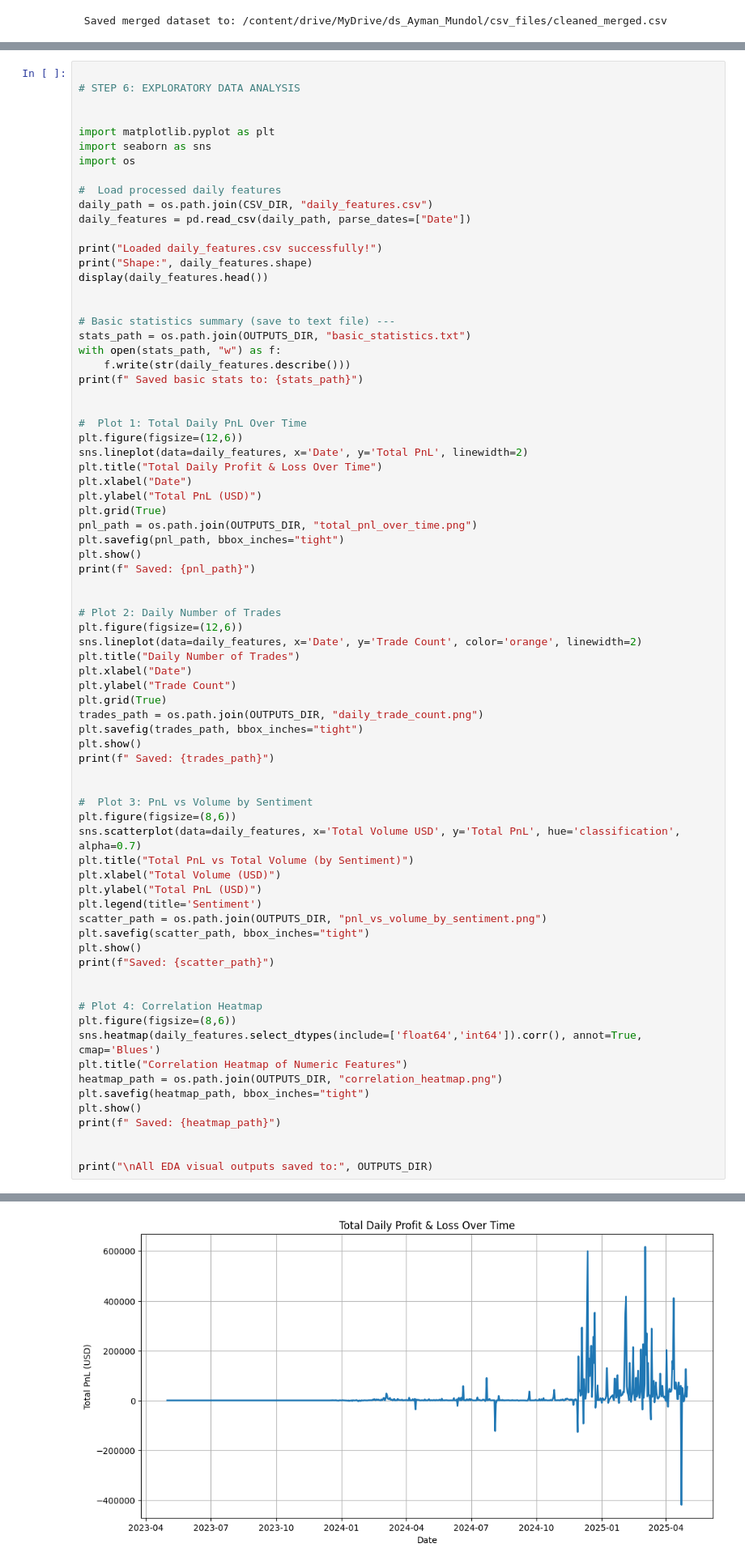
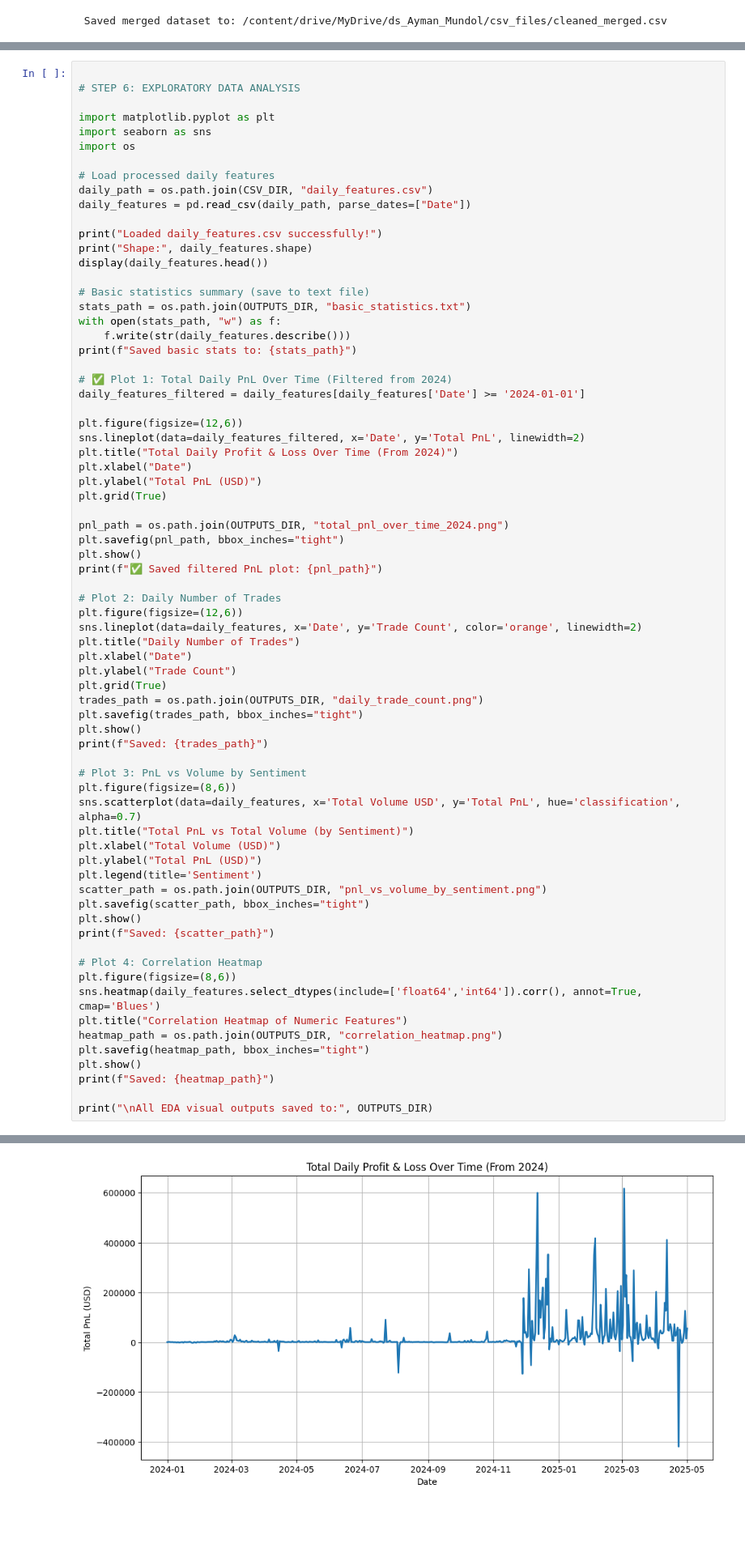
Before and after one commit to 14-Ayman/ds_Ayman_Mundol, a Jupyter notebook: notebook_1 (1).ipynb, the cells around one changed output, grey strips where cells are left out. Shown at 81% size. Saved outputs shown, nothing was run; the diff lists cells and outputs as text; blank space fills up the shorter version.

```diff
--- a/notebook_1 (1).ipynb
+++ b/notebook_1 (1).ipynb
@@ -291,13 +352,12 @@ Shape: (480, 8)
 # %%
 
 # STEP 6: EXPLORATORY DATA ANALYSIS
-
 
 import matplotlib.pyplot as plt
 import seaborn as sns
 import os
 
-#  Load processed daily features
+# Load processed daily features
 daily_path = os.path.join(CSV_DIR, "daily_features.csv")
 daily_features = pd.read_csv(daily_path, parse_dates=["Date"])
 
@@ -305,26 +365,26 @@ print("Loaded daily_features.csv successfully!")
 print("Shape:", daily_features.shape)
 display(daily_features.head())
 
-
-# Basic statistics summary (save to text file) ---
+# Basic statistics summary (save to text file)
 stats_path = os.path.join(OUTPUTS_DIR, "basic_statistics.txt")
 with open(stats_path, "w") as f:
     f.write(str(daily_features.describe()))
-print(f" Saved basic stats to: {stats_path}")
+print(f"Saved basic stats to: {stats_path}")
 
+# ✅ Plot 1: Total Daily PnL Over Time (Filtered from 2024)
+daily_features_filtered = daily_features[daily_features['Date'] >= '2024-01-01']
 
-#  Plot 1: Total Daily PnL Over Time
 plt.figure(figsize=(12,6))
-sns.lineplot(data=daily_features, x='Date', y='Total PnL', linewidth=2)
-plt.title("Total Daily Profit & Loss Over Time")
+sns.lineplot(data=daily_features_filtered, x='Date', y='Total PnL', linewidth=2)
+plt.title("Total Daily Profit & Loss Over Time (From 2024)")
 plt.xlabel("Date")
 plt.ylabel("Total PnL (USD)")
 plt.grid(True)
-pnl_path = os.path.join(OUTPUTS_DIR, "total_pnl_over_time.png")
+
+pnl_path = os.path.join(OUTPUTS_DIR, "total_pnl_over_time_2024.png")
 plt.savefig(pnl_path, bbox_inches="tight")
 plt.show()
-print(f" Saved: {pnl_path}")
-
+print(f"✅ Saved filtered PnL plot: {pnl_path}")
 
 # Plot 2: Daily Number of Trades
 plt.figure(figsize=(12,6))
@@ -336,10 +396,9 @@ plt.grid(True)
 trades_path = os.path.join(OUTPUTS_DIR, "daily_trade_count.png")
 plt.savefig(trades_path, bbox_inches="tight")
 plt.show()
-print(f" Saved: {trades_path}")
+print(f"Saved: {trades_path}")
 
-
-#  Plot 3: PnL vs Volume by Sentiment
+# Plot 3: PnL vs Volume by Sentiment
 plt.figure(figsize=(8,6))
 sns.scatterplot(data=daily_features, x='Total Volume USD', y='Total PnL', hue='classification', alpha=0.7)
 plt.title("Total PnL vs Total Volume (by Sentiment)")
@@ -351,7 +410,6 @@ plt.savefig(scatter_path, bbox_inches="tight")
 plt.show()
 print(f"Saved: {scatter_path}")
 
-
 # Plot 4: Correlation Heatmap
 plt.figure(figsize=(8,6))
 sns.heatmap(daily_features.select_dtypes(include=['float64','int64']).corr(), annot=True, cmap='Blues')
@@ -359,8 +417,7 @@ plt.title("Correlation Heatmap of Numeric Features")
 heatmap_path = os.path.join(OUTPUTS_DIR, "correlation_heatmap.png")
 plt.savefig(heatmap_path, bbox_inches="tight")
 plt.show()
-print(f" Saved: {heatmap_path}")
-
+print(f"Saved: {heatmap_path}")
 
 print("\nAll EDA visual outputs saved to:", OUTPUTS_DIR)
 # %% [output]
@@ -376 +433 @@ Shape: (480, 8)
-[figure, old version]
+[figure, new version]
```
Also changed, not shown: parts of 3 cells of this notebook.
